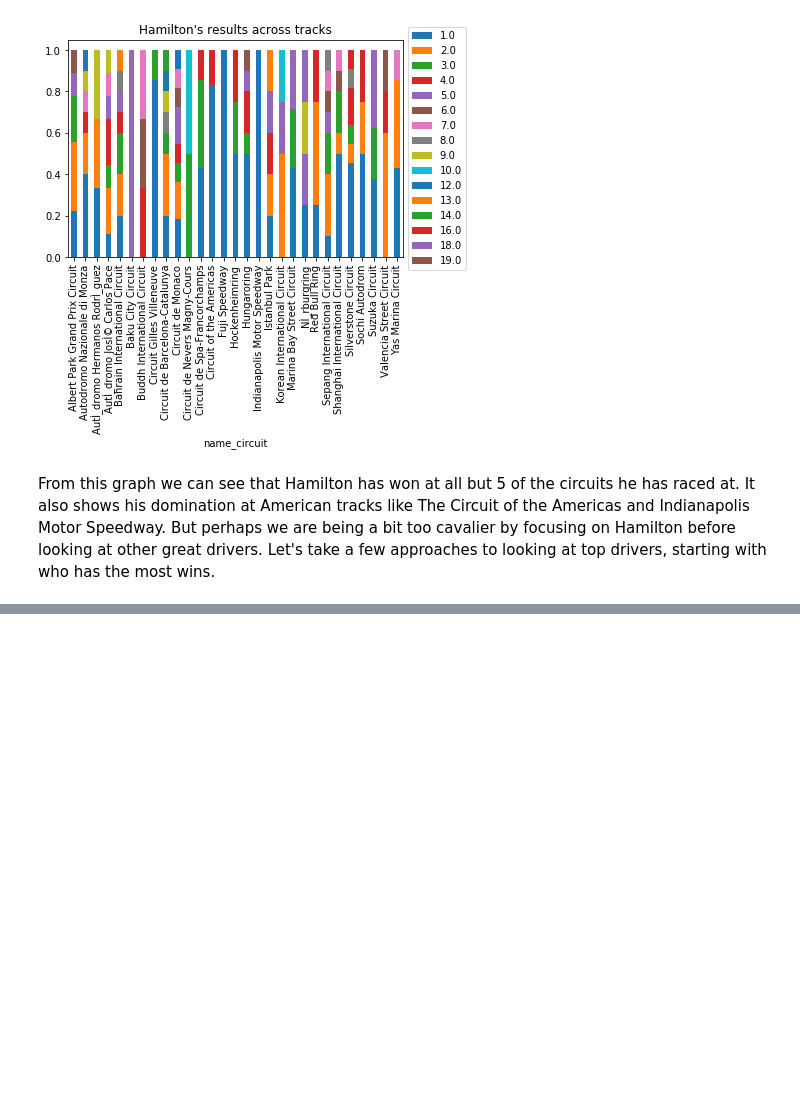
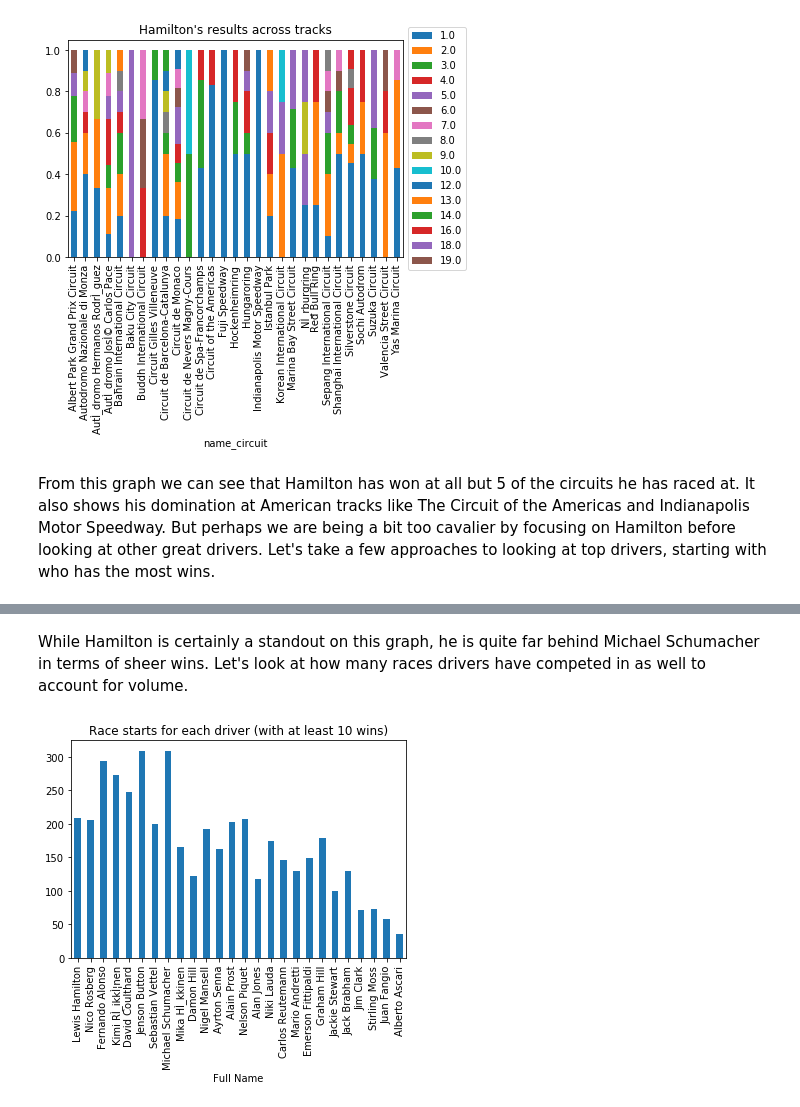
Before and after one commit to mroc170/mroc170.github.io, a Jupyter notebook: index.ipynb, the cells around one changed output, grey strips where cells are left out. Drawn from its saved outputs; the diff is of its cells as text; code cells hidden in the pictures; blank space fills up the shorter version.

```diff
--- a/index.ipynb
+++ b/index.ipynb
@@ -137,0 +148,9 @@ plt.title("Career wins for each driver (with at least 10 wins)");
+# %% [markdown]
+While Hamilton is certainly a standout on this graph, he is quite far behind Michael Schumacher in terms of sheer wins. Let's look at how many races drivers have competed in as well to account for volume.
+# %%
+races_series = results_df.groupby(results_df["driverId"]).raced.sum() #finding number of races for each driverID
+drivers_tally = high_counts.merge(races_series, on="driverId", suffixes=["_win", "_start"]) #merging race starts to drivers
+drivers_tally.set_index("Full Name").raced_start.plot.bar() #plotting race starts
+plt.title("Race starts for each driver (with at least 10 wins)");
+# %% [output]
+[figure, added]
```
Also changed, not shown: parts of 13 cells of this notebook, 1 other file.
